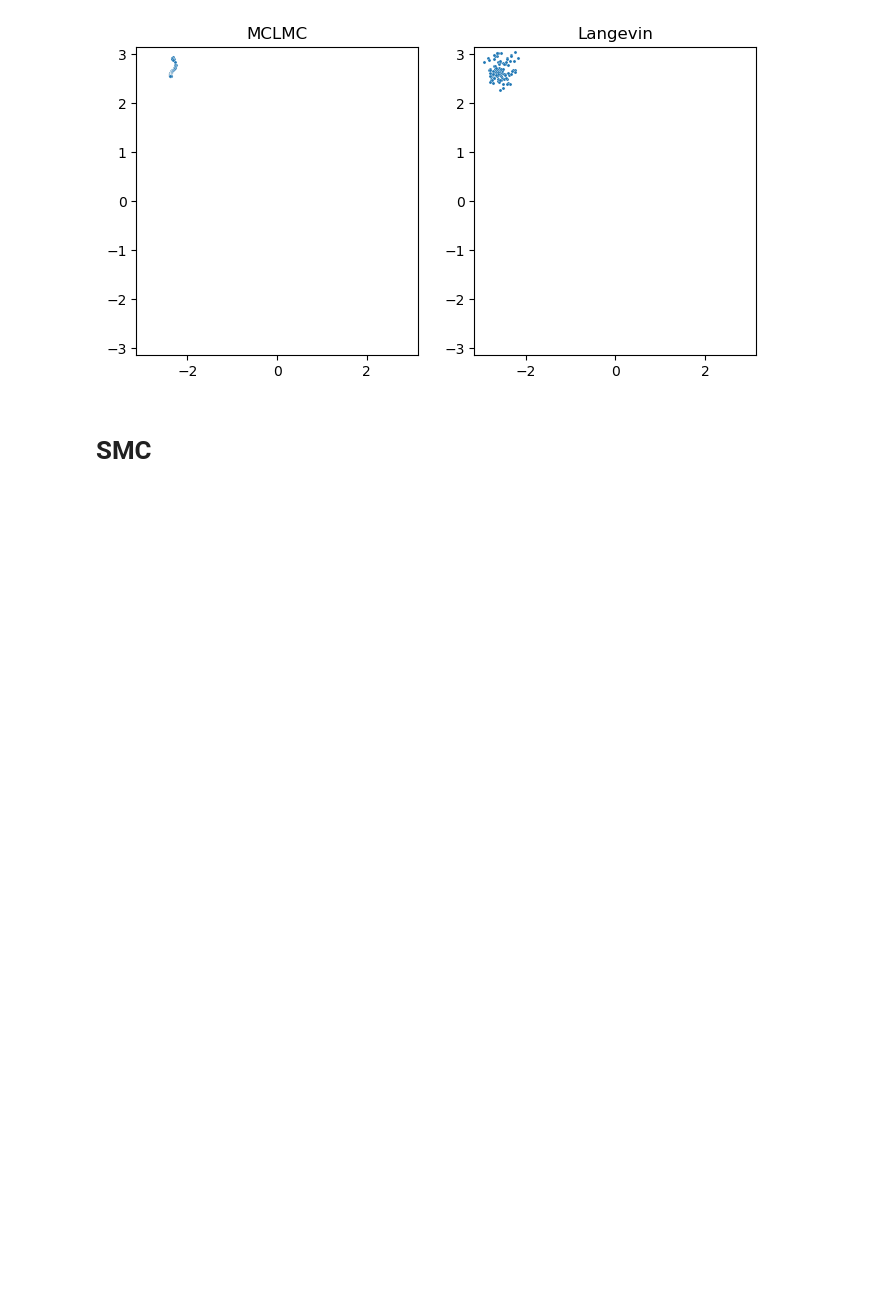
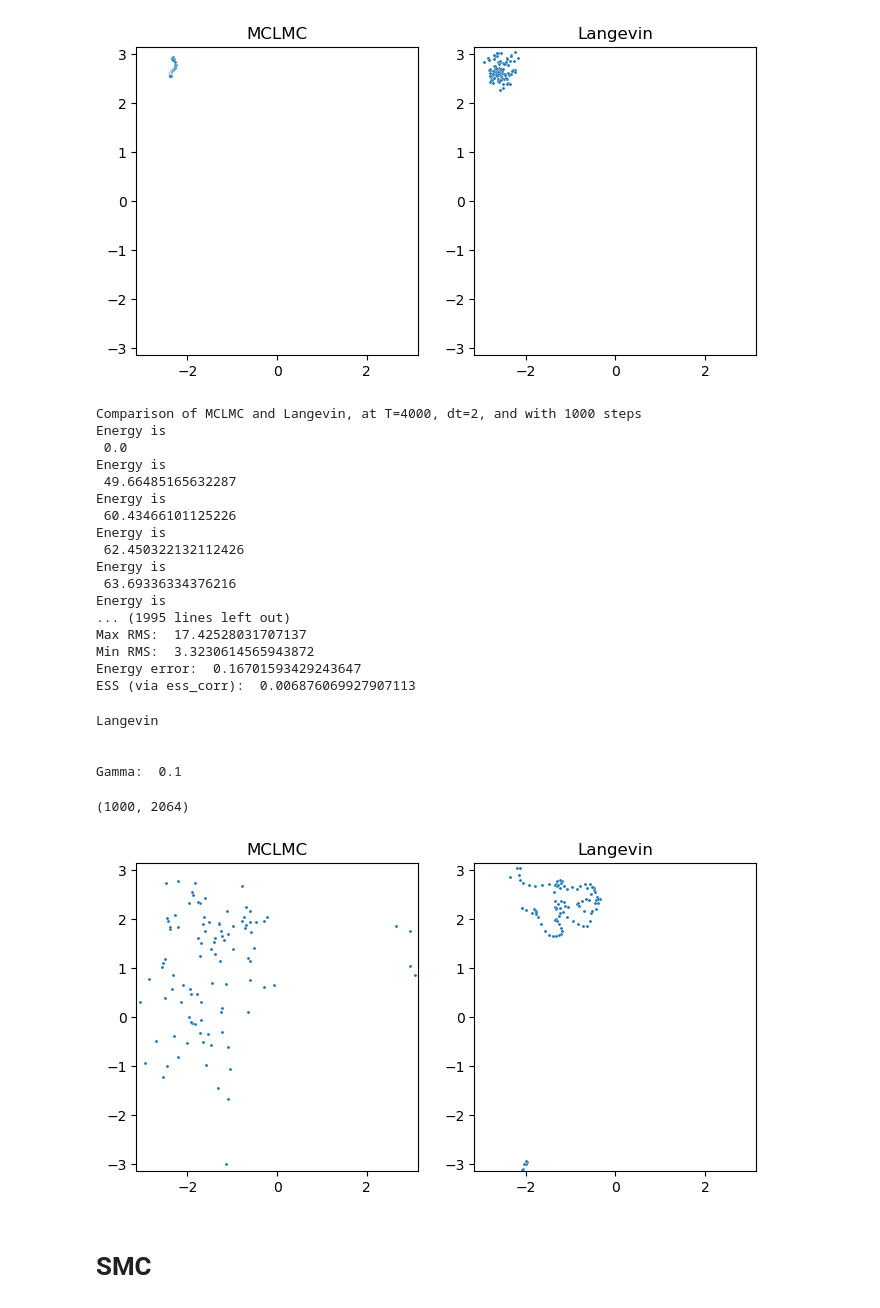
Before and after one commit to reubenharry/jax-md, a Jupyter notebook: notebooks/ad_mclmc.ipynb, the cells around one changed output. Saved outputs shown, nothing was run; the diff lists cells and outputs as text; code cells hidden in the pictures; blank space fills up the shorter version.

```diff
--- a/notebooks/ad_mclmc.ipynb
+++ b/notebooks/ad_mclmc.ipynb
@@ -220,5 +455,33 @@ Langevin
 
 Gamma:  0.1
 [figure]
+# %%
+x_initial,energy,L,eps, samples_langevin, gamma = run_mclmc(T=4000, dt=2, L_factor=30, chain_length=1000, gamma=0.1)
+
+x_initial.shape
+# %% [output]
+Comparison of MCLMC and Langevin, at T=4000, dt=2, and with 1000 steps
+Energy is
+ 0.0
+Energy is
+ 49.66485165632287
+Energy is
+ 60.43466101125226
+Energy is
+ 62.450322132112426
+Energy is
+ 63.69336334376216
+Energy is
+... (1995 lines left out)
+Max RMS:  17.42528031707137
+Min RMS:  3.3230614565943872
+Energy error:  0.16701593429243647
+ESS (via ess_corr):  0.006876069927907113
+Langevin
+
+
+Gamma:  0.1
+(1000, 2064)
+[figure, added]
 # %% [markdown]
 # SMC
```
Also changed, not shown: parts of 38 cells of this notebook, 15 other files.
